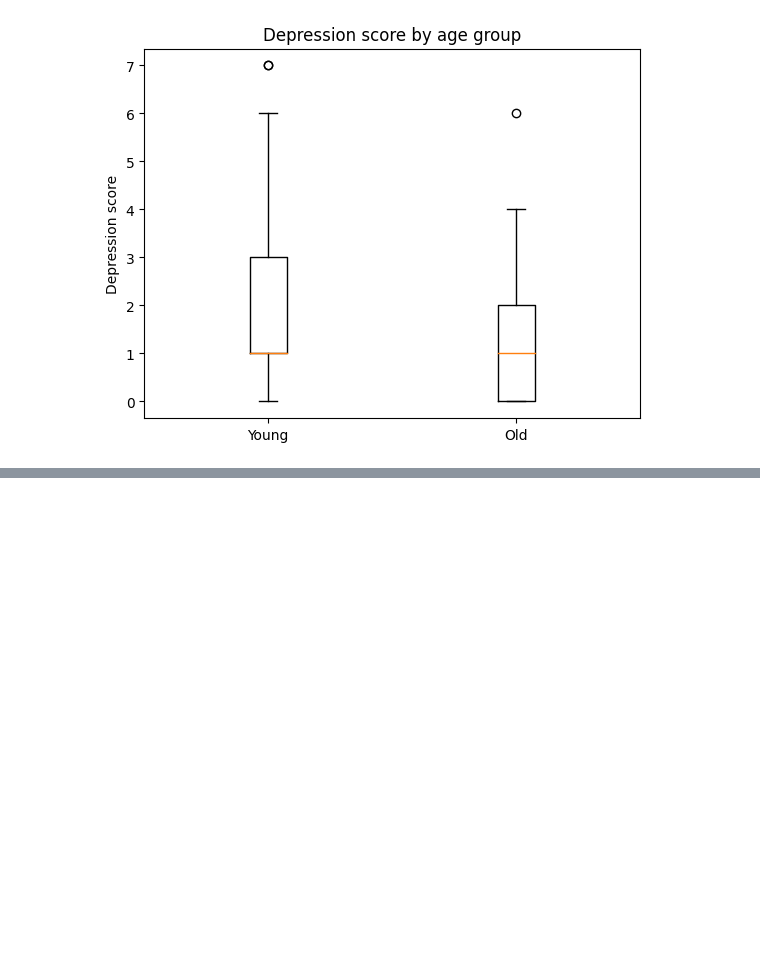
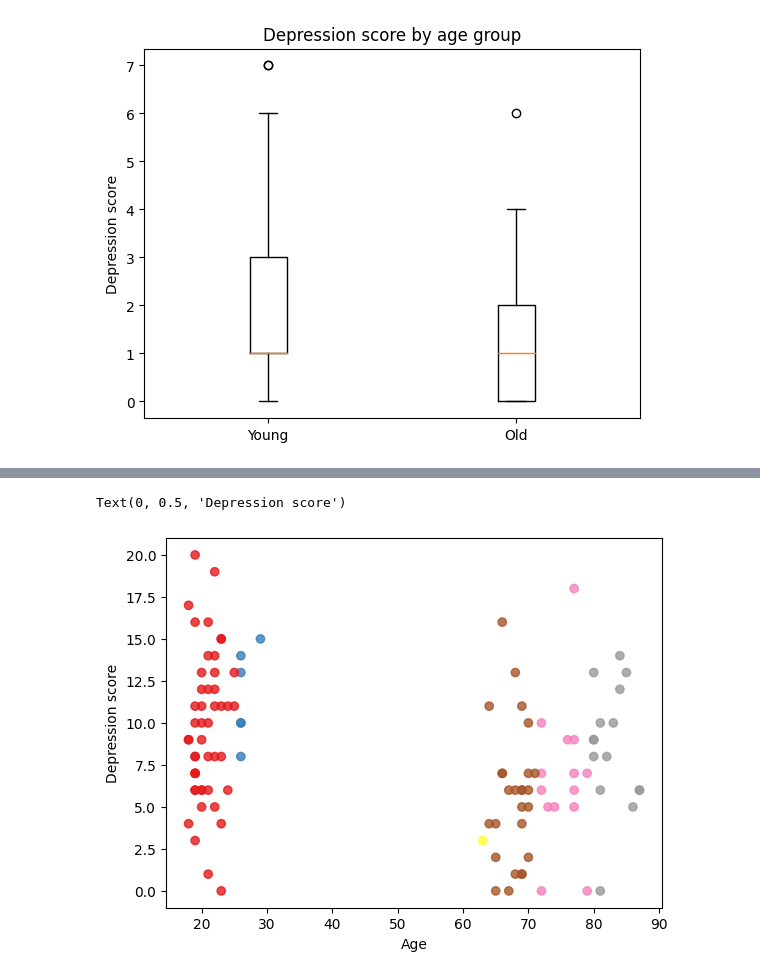
Before and after one commit to jayleekr/cps_code_space, a Jupyter notebook: lectures/day6/hw-6.ipynb, the cells around one changed output, grey strips where cells are left out. Saved outputs shown, nothing was run; the diff lists cells and outputs as text; code cells hidden in the pictures; blank space fills up the shorter version.

```diff
--- a/lectures/day6/hw-6.ipynb
+++ b/lectures/day6/hw-6.ipynb
@@ -127,0 +186,9 @@ Name: cesd_boston, dtype: int64
+# %%
+# Let's compare depression score by age
+plt.scatter(df2['age'], df2['S-CESD'], c=df2['age'], cmap='Set1', alpha=0.8,
+            label='Depression score')
+plt.xlabel('Age')
+plt.ylabel('Depression score')
+# %% [output]
+Text(0, 0.5, 'Depression score')
+[figure, added]
```
Also changed, not shown: parts of 8 cells of this notebook.
